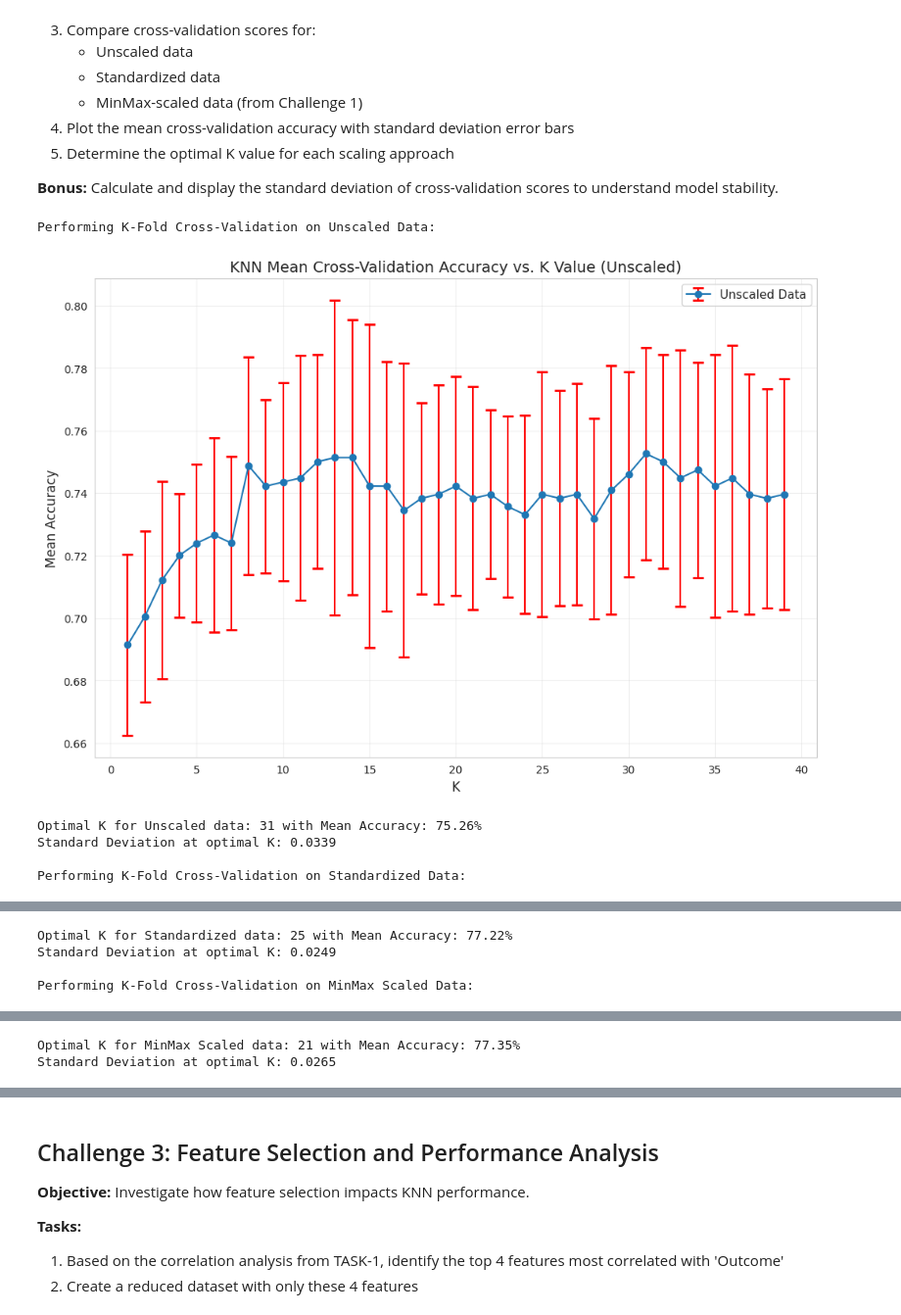
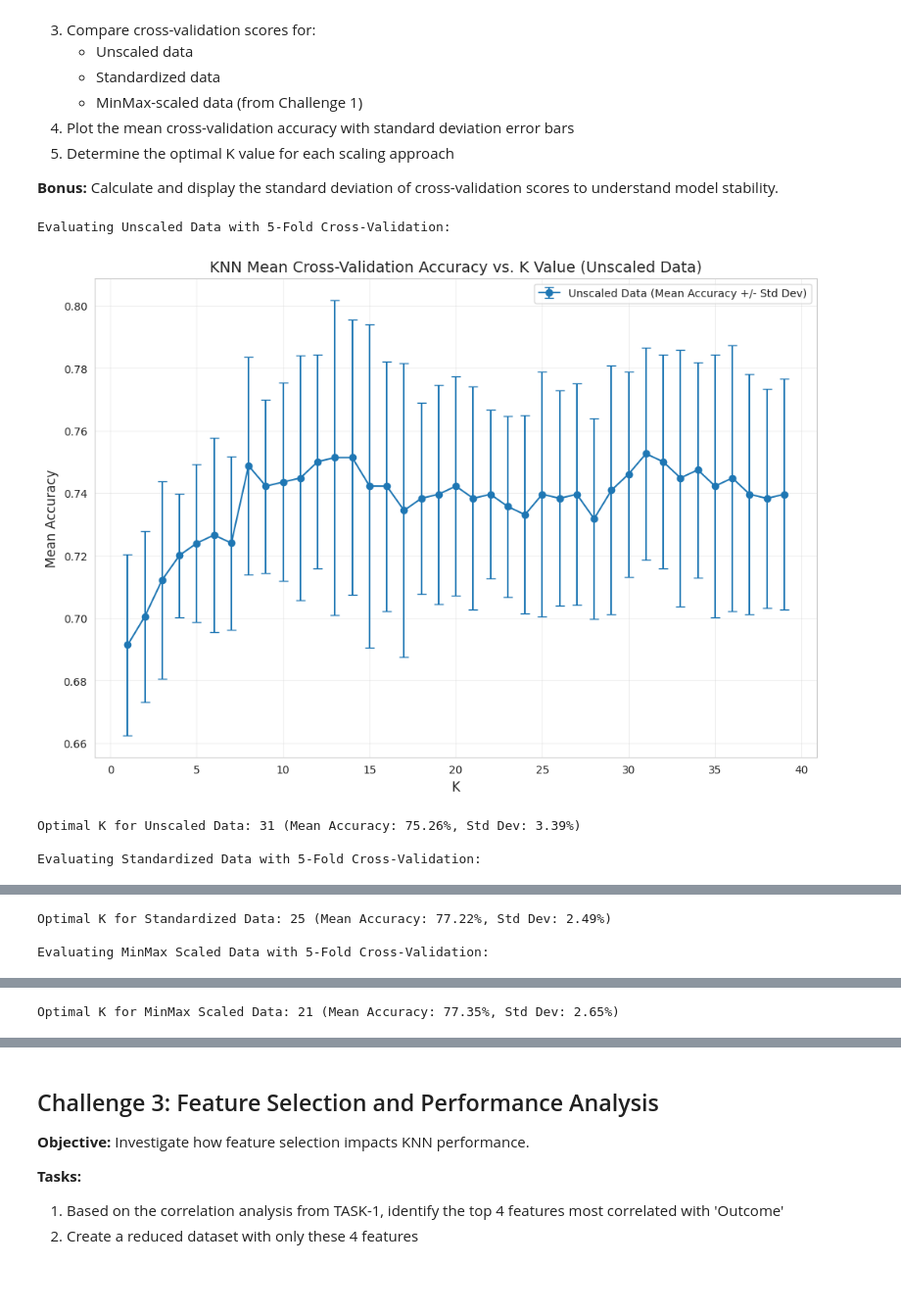
Before and after one commit to Lohith2117/KL, a Jupyter notebook: AIML_Training_Program_Module_3_project_.ipynb, the cells around one changed output, grey strips where cells are left out. Shown at 98% size. Cells and saved outputs as stored; diff of their text form; code cells hidden in the pictures; blank space fills up the shorter version.

```diff
--- a/AIML_Training_Program_Module_3_project_.ipynb
+++ b/AIML_Training_Program_Module_3_project_.ipynb
@@ -526,68 +511,45 @@ Standardization (mean=0, std=1) is generally preferred when the data follows a G
 # %%
 from sklearn.model_selection import cross_val_score
 
-# Function to perform K-Fold Cross-Validation for KNN
-def plot_KNN_cv_scores(xdata, ydata, scaling_method_name):
+# Prepare data for cross-validation
+X_unscaled = diabetes_data.drop('Outcome', axis=1)
+y = diabetes_data['Outcome']
+X_standardized = df_feat
+X_minmax_scaled = df_minmax_feat
+
+def evaluate_knn_cv(X_data, y_data, name):
     mean_accuracy = []
     std_accuracy = []
 
-    print(f"\nPerforming K-Fold Cross-Validation on {scaling_method_name} Data:")
-
+    print(f"\nEvaluating {name} with 5-Fold Cross-Validation:")
     for i in range(1, 40):
         knn = KNeighborsClassifier(n_neighbors=i)
-        # Perform 5-fold cross-validation
-        scores = cross_val_score(knn, xdata, ydata, cv=5, scoring='accuracy')
+        scores = cross_val_score(knn, X_data, y_data, cv=5, scoring='accuracy')
         mean_accuracy.append(scores.mean())
         std_accuracy.append(scores.std())
 
-    # Plot mean cross-validation accuracy with standard deviation error bars
+    # Plot mean accuracy with error bars
     plt.figure(figsize=(12, 8))
-    plt.errorbar(range(1, 40), mean_accuracy, yerr=std_accuracy, fmt='-o', capsize=5, capthick=2, ecolor='red', label=f'{scaling_method_name} Data')
-    plt.title(f'KNN Mean Cross-Validation Accuracy vs. K Value ({scaling_method_name})', fontsize=14)
+    plt.errorbar(range(1, 40), mean_accuracy, yerr=std_accuracy, fmt='-o', capsize=4, label=f'{name} (Mean Accuracy +/- Std Dev)')
+    plt.title(f'KNN Mean Cross-Validation Accuracy vs. K Value ({name})', fontsize=14)
     plt.xlabel('K', fontsize=12)
     plt.ylabel('Mean Accuracy', fontsize=12)
     plt.grid(True, alpha=0.3)
-    plt.legend(fontsize=11)
+    plt.legend()
     plt.show()
 
-    # Determine the optimal K value
-    optimal_k_index = np.argmax(mean_accuracy)
-    optimal_k = range(1, 40)[optimal_k_index]
-    max_mean_accuracy = mean_accuracy[optimal_k_index]
-
-    print(f'Optimal K for {scaling_method_name} data: {optimal_k} with Mean Accuracy: {max_mean_accuracy*100:.2f}%')
-    print(f'Standard Deviation at optimal K: {std_accuracy[optimal_k_index]:.4f}')
+    # Find optimal K
+    optimal_k = mean_accuracy.index(max(mean_accuracy)) + 1
+    max_accuracy = max(mean_accuracy)
+    print(f"Optimal K for {name}: {optimal_k} (Mean Accuracy: {max_accuracy*100:.2f}%, Std Dev: {std_accuracy[optimal_k-1]*100:.2f}%)")
     return mean_accuracy, std_accuracy
 
-# Perform CV on Unscaled Data
-unscaled_mean_acc, unscaled_std_acc = plot_KNN_cv_scores(unchanged_data, diabetes_data['Outcome'], 'Unscaled')
-
-# Perform CV on Standardized Data
-scaled_mean_acc, scaled_std_acc = plot_KNN_cv_scores(scaled_data, diabetes_data['Outcome'], 'Standardized')
-
-# Perform CV on MinMax-scaled Data
-minmax_mean_acc, minmax_std_acc = plot_KNN_cv_scores(minmax_scaled_data, diabetes_data['Outcome'], 'MinMax Scaled')
-
-# Comparison plot for all three approaches
-plt.figure(figsize=(14, 8))
-plt.errorbar(range(1, 40), unscaled_mean_acc, yerr=unscaled_std_acc, fmt='-o', capsize=3, label='Unscaled Data', alpha=0.8)
-plt.errorbar(range(1, 40), scaled_mean_acc, yerr=scaled_std_acc, fmt='-s', capsize=3, label='Standardized Data', alpha=0.8)
-plt.errorbar(range(1, 40), minmax_mean_acc, yerr=minmax_std_acc, fmt='-^', capsize=3, label='MinMax Scaled Data', alpha=0.8)
-plt.title('KNN Mean Cross-Validation Accuracy Comparison', fontsize=14)
-plt.xlabel('K Value', fontsize=12)
-plt.ylabel('Mean Cross-Validation Accuracy', fontsize=12)
-plt.legend(fontsize=11)
-plt.grid(True, alpha=0.3)
-plt.show()
-
-print("\nAnalysis of Cross-Validation Results:")
-print("Both standardized and MinMax scaled data consistently show higher mean cross-validation accuracies compared to the unscaled data across most K values. This confirms the importance of feature scaling for distance-based algorithms like KNN.")
-print("Standardized data often achieves slightly higher peak accuracy with lower standard deviation, suggesting better and more stable performance. MinMax scaling also performs well and is a good alternative, especially when features have clear upper and lower bounds or when the data distribution is not Gaussian.")
-print("The optimal K value varies slightly between the scaled datasets, but generally, moderate K values (e.g., between 15-25) tend to yield the best balance between bias and variance.")
+unscaled_mean_acc, unscaled_std_acc = evaluate_knn_cv(X_unscaled, y, 'Unscaled Data')
+standardized_mean_acc, standardized_std_acc = evaluate_knn_cv(X_standardized, y, 'Standardized Data')
+minmax_mean_acc, minmax_std_acc = evaluate_knn_cv(X_minmax_scaled, y, 'MinMax Scaled Data')
 # %% [output]
-Performing K-Fold Cross-Validation on Unscaled Data:
+Evaluating Unscaled Data with 5-Fold Cross-Validation:
-[figure, old version]
+[figure, new version]
-Optimal K for Unscaled data: 31 with Mean Accuracy: 75.26%
-Standard Deviation at optimal K: 0.0339
+Optimal K for Unscaled Data: 31 (Mean Accuracy: 75.26%, Std Dev: 3.39%)
 
-Performing K-Fold Cross-Validation on Standardized Data:
+Evaluating Standardized Data with 5-Fold Cross-Validation:
@@ -595,4 +557,3 @@ Performing K-Fold Cross-Validation on Standardized Data:
-Optimal K for Standardized data: 25 with Mean Accuracy: 77.22%
-Standard Deviation at optimal K: 0.0249
+Optimal K for Standardized Data: 25 (Mean Accuracy: 77.22%, Std Dev: 2.49%)
 
-Performing K-Fold Cross-Validation on MinMax Scaled Data:
+Evaluating MinMax Scaled Data with 5-Fold Cross-Validation:
@@ -600,2 +561 @@ Performing K-Fold Cross-Validation on MinMax Scaled Data:
-Optimal K for MinMax Scaled data: 21 with Mean Accuracy: 77.35%
-Standard Deviation at optimal K: 0.0265
+Optimal K for MinMax Scaled Data: 21 (Mean Accuracy: 77.35%, Std Dev: 2.65%)
```
Also changed, not shown: parts of 12 cells of this notebook.
